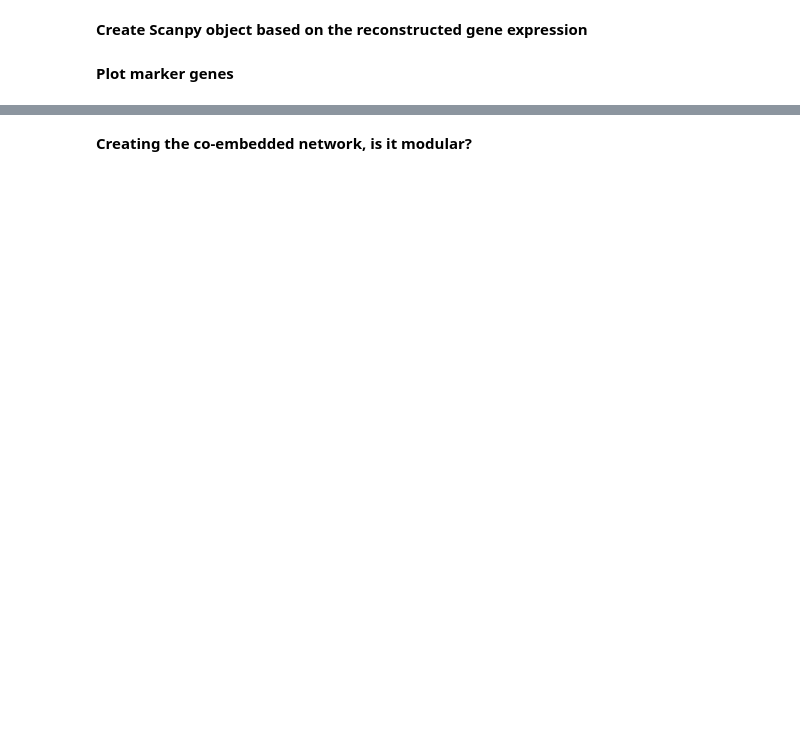
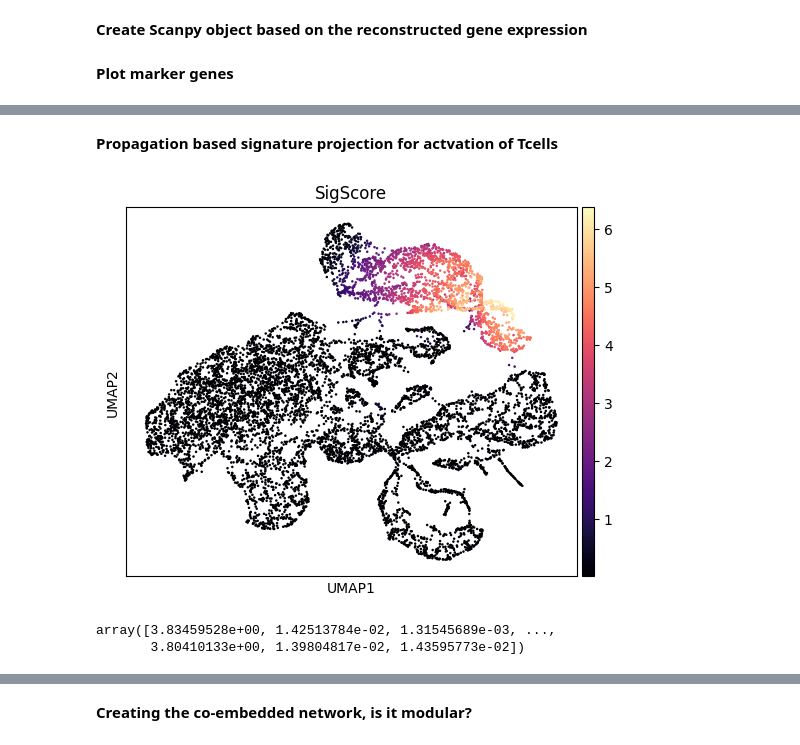
Before and after one commit to madilabcode/scNET, a Jupyter notebook: scNET.ipynb, the cells around one changed output, grey strips where cells are left out. Cells and saved outputs as stored; diff of their text form; code cells hidden in the pictures; blank space fills up the shorter version.

```diff
--- a/scNET.ipynb
+++ b/scNET.ipynb
@@ -193,0 +86,8 @@ cen.plot_de_pathways(significant_pathways,enrichment_results)
+# %% [markdown]
+**Propagation based signature projection for actvation of Tcells**
+# %%
+scNET.run_signature(recon_obj,up_sig=["Zap70","Lck","Fyn","Cd3g","Cd28","Lat"],alpha = 0.9)
+# %% [output]
+[figure, added]
+array([3.83459528e+00, 1.42513784e-02, 1.31545689e-03, ...,
+       3.80410133e+00, 1.39804817e-02, 1.43595773e-02])
```
Also changed, not shown: parts of 38 cells of this notebook, 4 other files.
